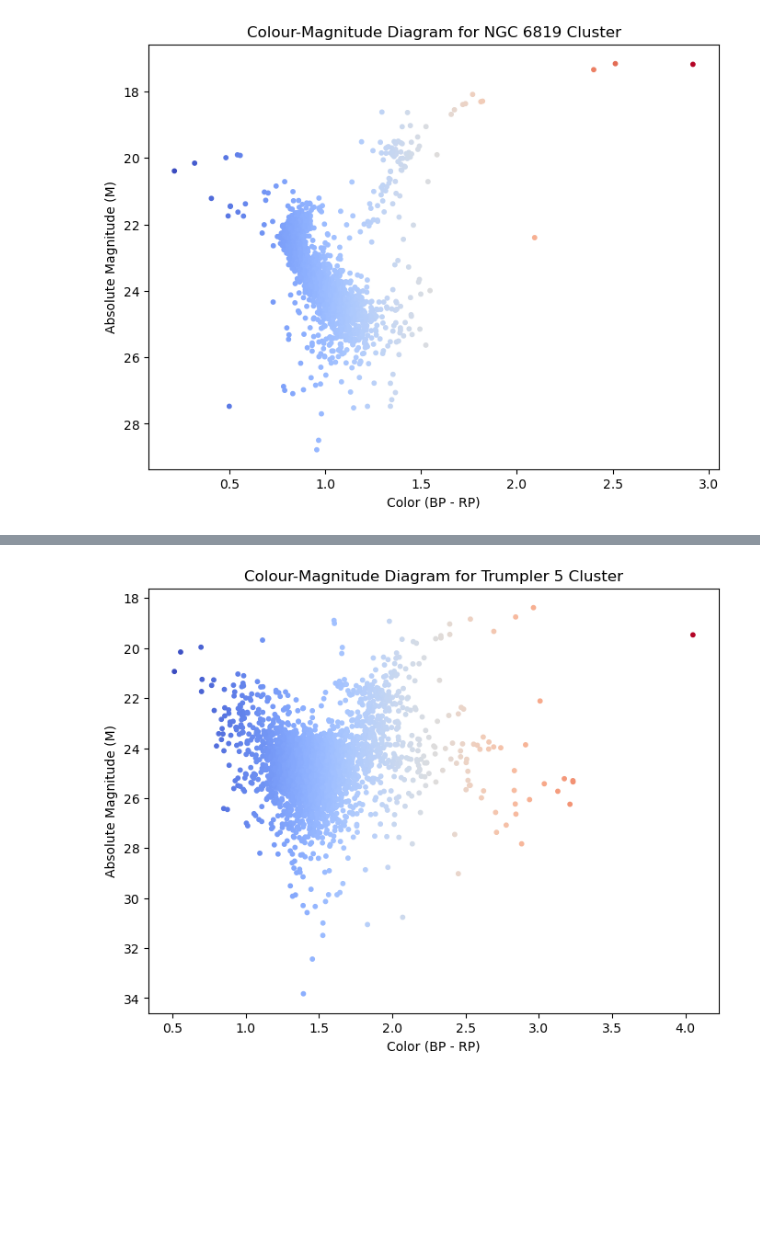
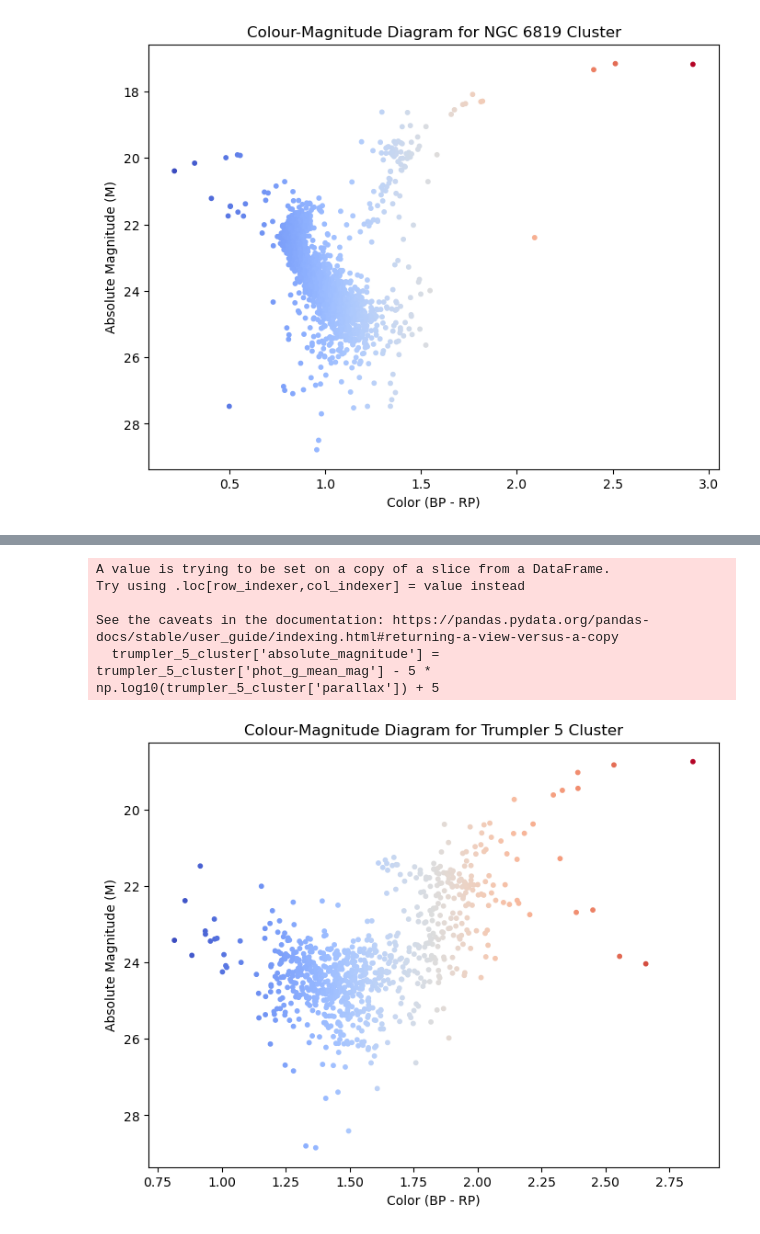
Before and after one commit to SakilaW/DATA301_Individual_Project, a Jupyter notebook: Code/Exploratory Data Analysis.ipynb, the cells around one changed output, grey strips where cells are left out. Cells and saved outputs as stored; diff of their text form; code cells hidden in the pictures; blank space fills up the shorter version.

```diff
--- a/Code/Exploratory Data Analysis.ipynb
+++ b/Code/Exploratory Data Analysis.ipynb
@@ -359,13 +363,22 @@ See the caveats in the documentation: https://pandas.pydata.org/pandas-docs/stab
 # %%
-## Trumpler 5 Colour-Magnitude Diagram
-trumpler_5['absolute_magnitude'] = trumpler_5['phot_g_mean_mag'] - 5 * np.log10(trumpler_5['parallax']) + 5
+# Filter the DataFrame to select rows where 'Cluster' == 'Trumpler 5'
+trumpler_5_cluster = trumpler_5[trumpler_5['Cluster'] == 'Trumpler_5']
 
-plt.figure(figsize = (8, 6))
-plt.scatter(trumpler_5['bp_rp'], trumpler_5['absolute_magnitude'], s = 10, c = trumpler_5['bp_rp'], cmap = 'coolwarm', marker = 'o')
+# Calculate the absolute magnitude for the selected data
+trumpler_5_cluster['absolute_magnitude'] = trumpler_5_cluster['phot_g_mean_mag'] - 5 * np.log10(trumpler_5_cluster['parallax']) + 5
+
+# Create the Color-Magnitude Diagram for Trumpler 5 Cluster
+plt.figure(figsize=(8, 6))
+plt.scatter(trumpler_5_cluster['bp_rp'], trumpler_5_cluster['absolute_magnitude'], s=10, c=trumpler_5_cluster['bp_rp'], cmap='coolwarm', marker='o')
 plt.xlabel('Color (BP - RP)')
 plt.ylabel('Absolute Magnitude (M)')
 plt.gca().invert_yaxis()
 plt.title('Colour-Magnitude Diagram for Trumpler 5 Cluster')
 plt.show()
 # %% [output]
+A value is trying to be set on a copy of a slice from a DataFrame.
+Try using .loc[row_indexer,col_indexer] = value instead
+
+See the caveats in the documentation: https://pandas.pydata.org/pandas-docs/stable/user_guide/indexing.html#returning-a-view-versus-a-copy
+  trumpler_5_cluster['absolute_magnitude'] = trumpler_5_cluster['phot_g_mean_mag'] - 5 * np.log10(trumpler_5_cluster['parallax']) + 5
-[figure, old version]
+[figure, new version]
```
Also changed, not shown: parts of 7 cells of this notebook.
